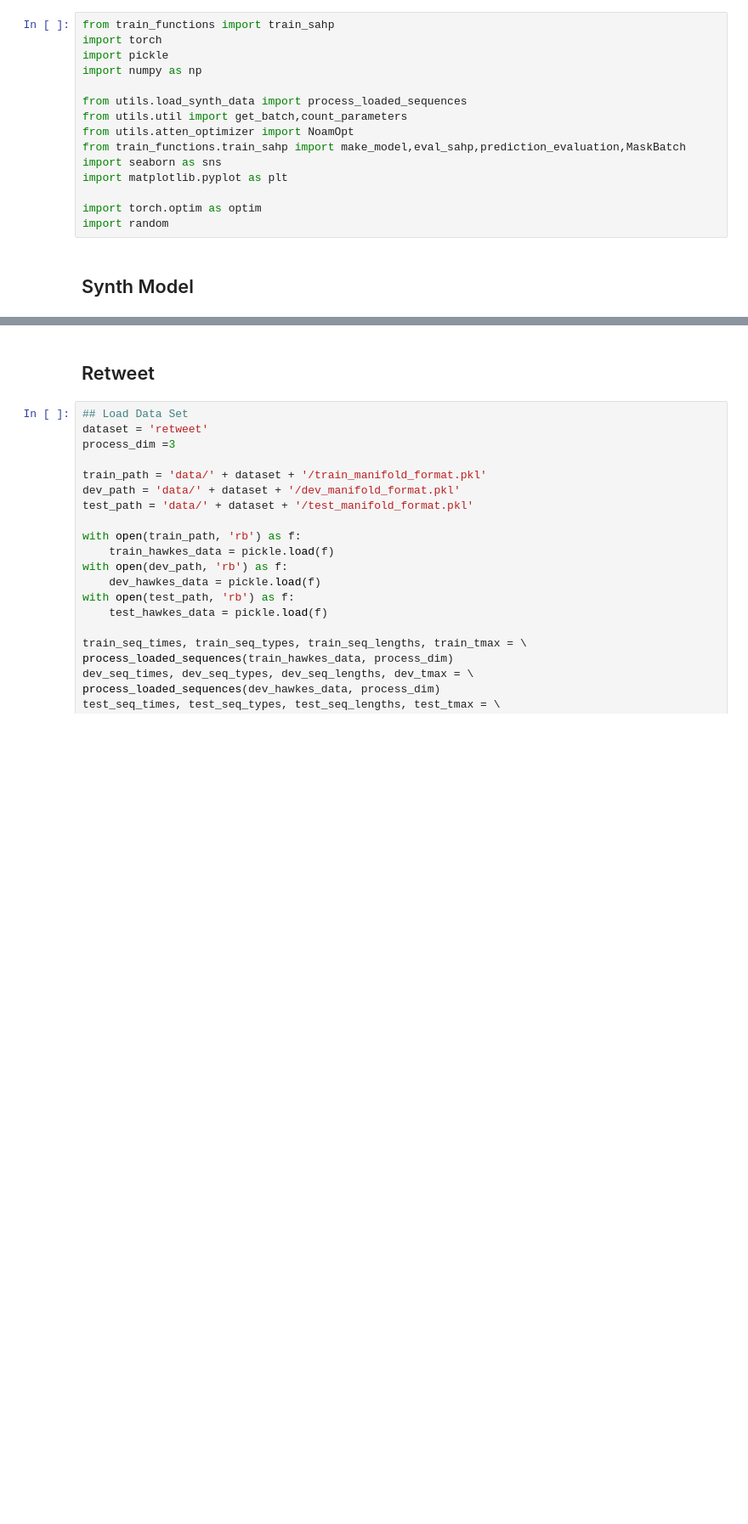
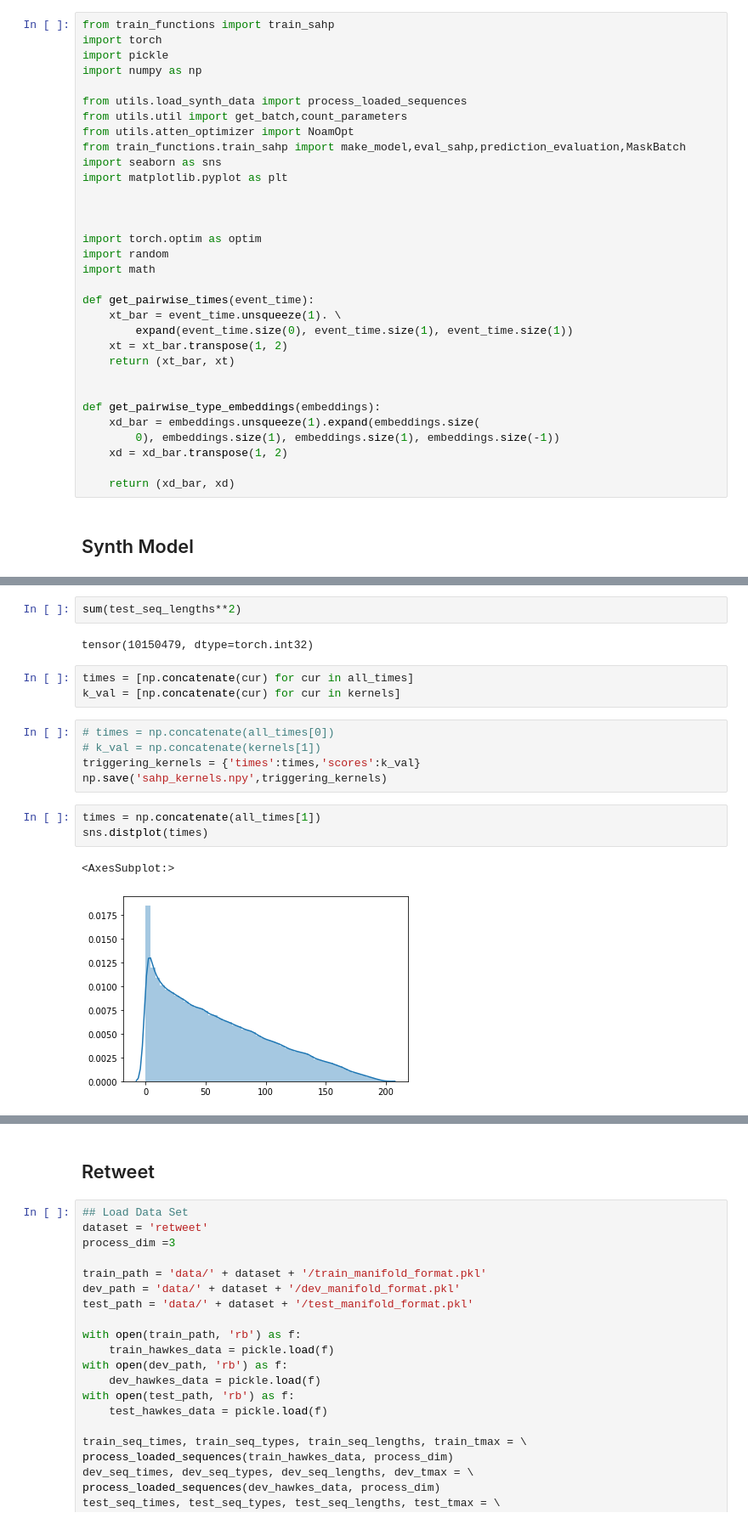
Before and after one commit to yamacisik/sahp_repo, a Jupyter notebook: sahp_results.ipynb, the cells around one changed output, grey strips where cells are left out. Shown at 85% size. Cells and saved outputs as stored; diff of their text form; blank space fills up the shorter version.

```diff
--- a/sahp_results.ipynb
+++ b/sahp_results.ipynb
@@ -11,7 +11,24 @@ from train_functions.train_sahp import make_model,eval_sahp,prediction_evaluatio
 import seaborn as sns
 import matplotlib.pyplot as plt
 
+
+
 import torch.optim as optim
 import random
+import math
+
+def get_pairwise_times(event_time):
+    xt_bar = event_time.unsqueeze(1). \
+        expand(event_time.size(0), event_time.size(1), event_time.size(1))
+    xt = xt_bar.transpose(1, 2)
+    return (xt_bar, xt)
+
+
+def get_pairwise_type_embeddings(embeddings):
+    xd_bar = embeddings.unsqueeze(1).expand(embeddings.size(
+        0), embeddings.size(1), embeddings.size(1), embeddings.size(-1))
+    xd = xd_bar.transpose(1, 2)
+
+    return (xd_bar, xd)
 # %% [markdown]
 ## Synth Model
@@ -17,0 +236,18 @@ import random
+# %%
+sum(test_seq_lengths**2)
+# %% [output]
+tensor(10150479, dtype=torch.int32)
+# %%
+times = [np.concatenate(cur) for cur in all_times]
+k_val = [np.concatenate(cur) for cur in kernels]
+# %%
+# times = np.concatenate(all_times[0])
+# k_val = np.concatenate(kernels[1])
+triggering_kernels = {'times':times,'scores':k_val}
+np.save('sahp_kernels.npy',triggering_kernels)
+# %%
+times = np.concatenate(all_times[1])
+sns.distplot(times)
+# %% [output]
+<AxesSubplot:>
+[figure, added]
```
Also changed, not shown: parts of 18 cells of this notebook, 7 other files.
